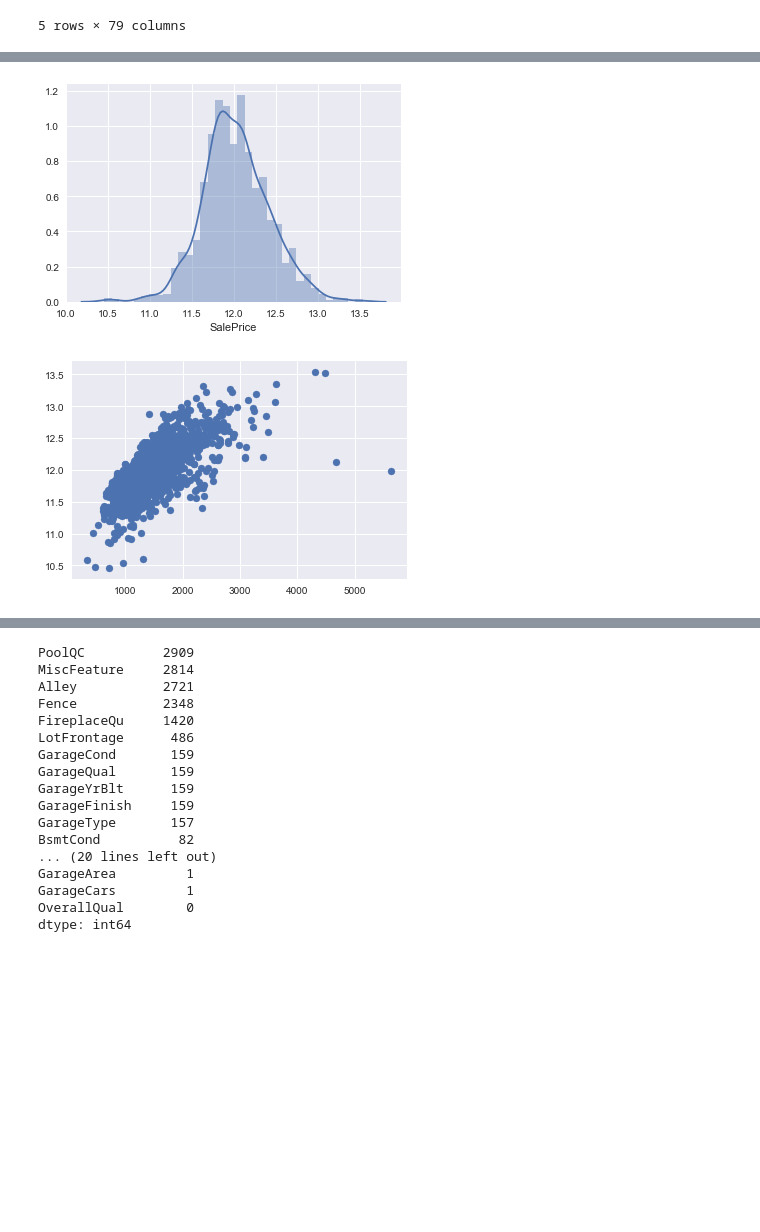
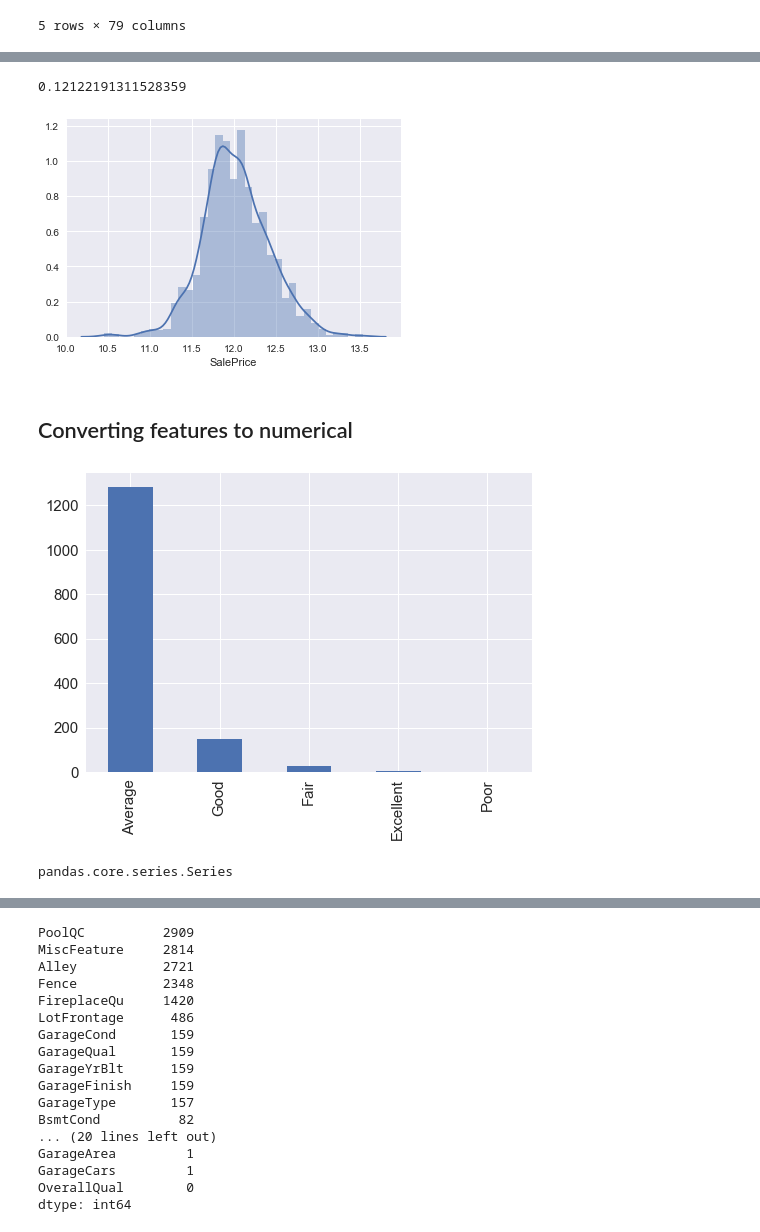
Before and after one commit to louistang5/house-prices, a Jupyter notebook: predicting-house-prices.ipynb, the cells around one changed output, grey strips where cells are left out. Cells and saved outputs as stored; diff of their text form; code cells hidden in the pictures; blank space fills up the shorter version.

```diff
--- a/predicting-house-prices.ipynb
+++ b/predicting-house-prices.ipynb
@@ -38,9 +48,20 @@ sb.distplot(prices);
 # %%
 prices = np.log1p(prices) # log transform prices since it is positively skewed.
+fig, ax = plt.subplots()
 sb.distplot(prices);
+skew(prices) # still positively skewed, but close to 0 enough
 # %% [output]
+0.12122191311528359
 [figure]
-# %%
-plt.scatter(features.loc['train', 'GrLivArea'], prices); #looks like we have two outliers, leave them for now
-# %% [output]
-[figure, removed]
+# %% [markdown]
+## Converting features to numerical
+# %%
+sb.set(font_scale=1.5)
+features.loc['train', 'ExterCond'].value_counts().plot(kind='bar')
+plt.xticks(np.arange(5), ('Average', 'Good', 'Fair', 'Excellent', 'Poor'));
+# %% [output]
+[figure, added]
+# %%
+temp.index = ['Typical/Average', ]
+# %% [output]
+pandas.core.series.Series
```
Also changed, not shown: parts of 120 cells of this notebook.
